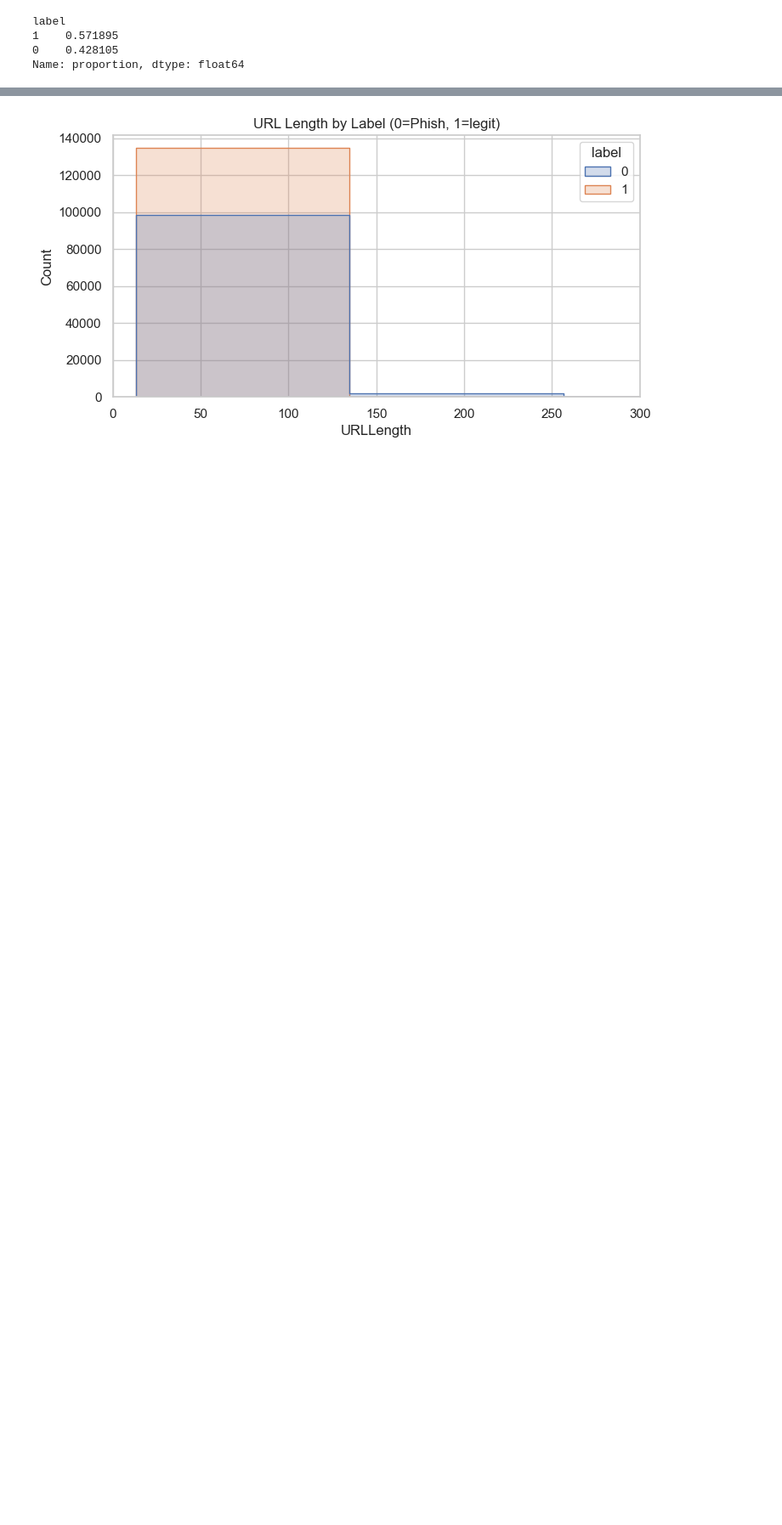
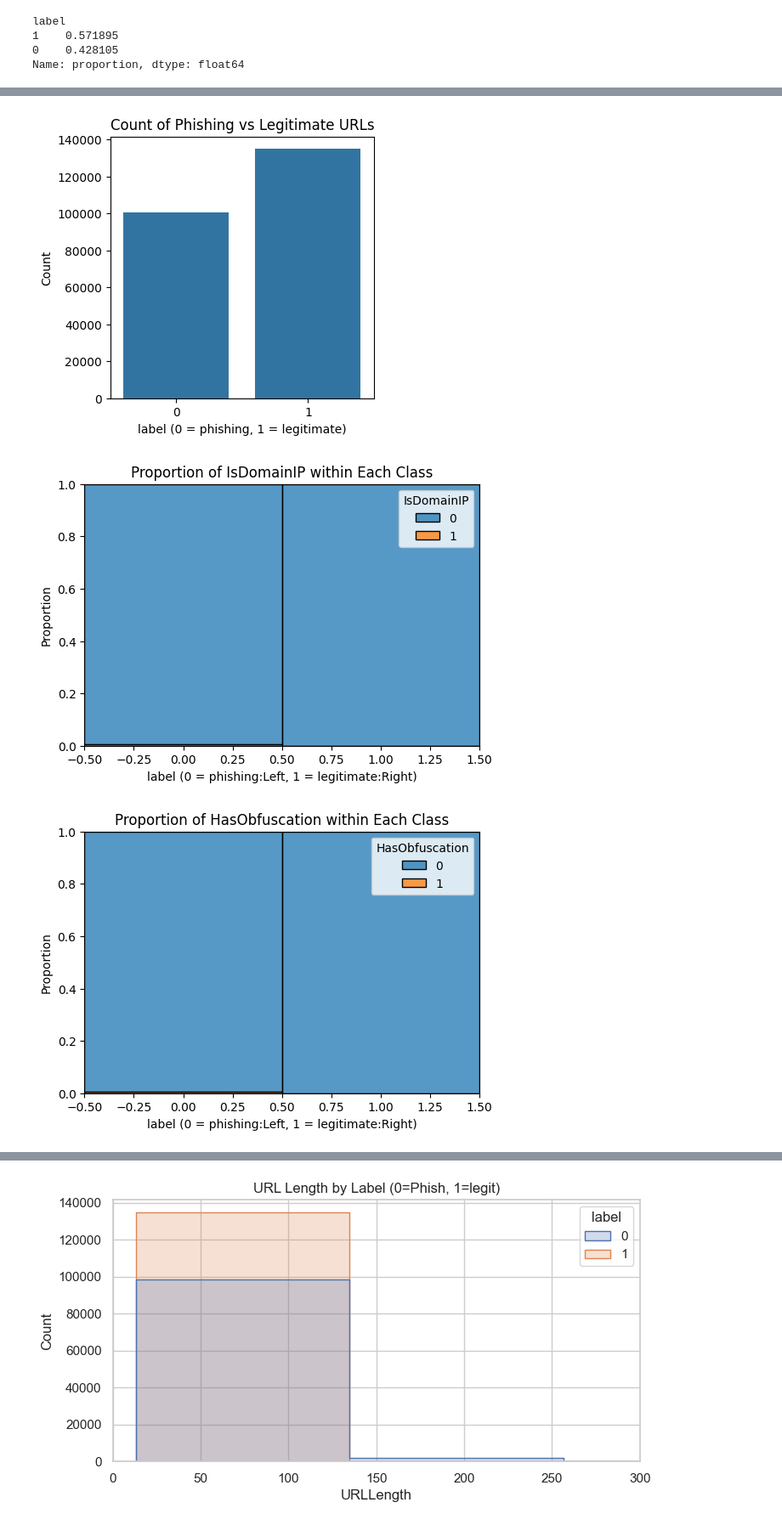
Before and after one commit to DarthMcNugs/AI-ML-DS-7331, a Jupyter notebook: Lab1/Phishing_AI.ipynb, the cells around one changed output, grey strips where cells are left out. Shown at 85% size. Drawn from its saved outputs; the diff is of its cells as text; code cells hidden in the pictures; blank space fills up the shorter version.

```diff
--- a/Lab1/Phishing_AI.ipynb
+++ b/Lab1/Phishing_AI.ipynb
@@ -183,0 +260,64 @@ Name: proportion, dtype: float64
+# %%
+#Quick Charts to see data  Phishing vs. Legitimate
+
+#Bar Chart Phish vs. Legitimate
+plt.figure(figsize=(4, 4))
+sns.countplot(x="label", data=df_dedup)
+plt.title("Count of Phishing vs Legitimate URLs")
+plt.xlabel("label (0 = phishing, 1 = legitimate)")
+plt.ylabel("Count")
+plt.show()
+
+#Bar Chart for Binary Features Ratios
+for col in ["IsDomainIP","HasObfuscation", "IsHTTPS", "HasTitle",
+            "HasFavicon", "Robots", "IsResponsive", "HasDescription",
+            "HasExternalFormSubmit", "HasSocialNet", "HasSubmitButton",
+            "HasHiddenFields", "HasPasswordField", "Bank", "Pay", "Crypto", "HasCopyrightInfo"]:
+    plt.figure(figsize=(6, 4))
+    sns.histplot(data=df_dedup, x="label", hue=col,
+                 multiple="fill", discrete=True)
+    plt.title(f"Proportion of {col} within Each Class")
+    plt.xlabel("label (0 = phishing:Left, 1 = legitimate:Right)")
+    plt.ylabel("Proportion")
+    plt.show()
+
+#BarChart for Class(Num Counts)
+num_features = ["URLLength", "DomainLength", "TLDLength", "NoOfSubDomain", "NoOfObfuscatedChar",
+                "NoOfLettersInURL", "NoOfDegitsInURL", "NoOfEqualsInURL", "NoOfQMarkInURL", "NoOfAmpersandInURL",
+                "NoOfOtherSpecialCharsInURL", "LineOfCode", "LargestLineLength", "NoOfURLRedirect", "NoOfSelfRedirect",
+                "NoOfPopup", "NoOfiFrame", "NoOfImage", "NoOfCSS", "NoOfJS", "NoOfSelfRef", "NoOfEmptyRef", "NoOfExternalRef"]
+
+for col in num_features:
+    agg = df_dedup.groupby("label")[col].mean().reset_index()
+    plt.figure(figsize=(5, 4))
+    sns.barplot(data=agg, x="label", y=col)
+    plt.title(f"Average {col} by Class")
+    plt.xlabel("label (0 = phishing, 1 = legitimate)")
+    plt.ylabel(f"Mean {col}")
+    plt.show()
+
+
+#Histograms for Ratios and Scores
+char_cols = ["LetterRatioInURL", "DegitRatioInURL", "SpacialCharRatioInURL",
+             "CharContinuationRate", "URLCharProb", "TLDLegitimateProb"]
+
+for col in char_cols:
+    if col in df_dedup.columns:
+        plt.figure(figsize=(6, 4))
+        sns.histplot(
+            data=df_dedup,
+            x=col,
+            hue="label",          # 0 = phishing, 1 = legitimate
+            bins=30,
+            multiple="layer",     # try "stack" or "dodge" or "fill" too
+            kde=False,
+            alpha=0.5             # make overlaps easier to see
+        )
+        plt.title(f"Histogram of {col} by Class")
+        plt.xlabel(col)
+        plt.ylabel("Count")
+        plt.show()
+# %% [output]
+[figure, added]
+[figure, added]
+[figure, added]
```
Also changed, not shown: parts of 12 cells of this notebook.
